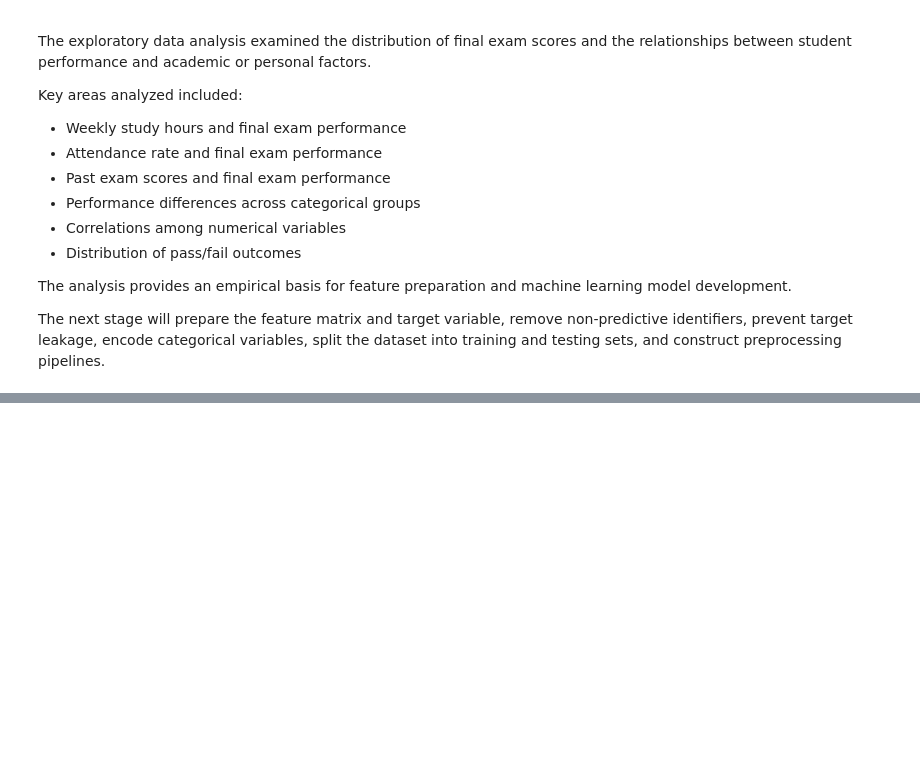
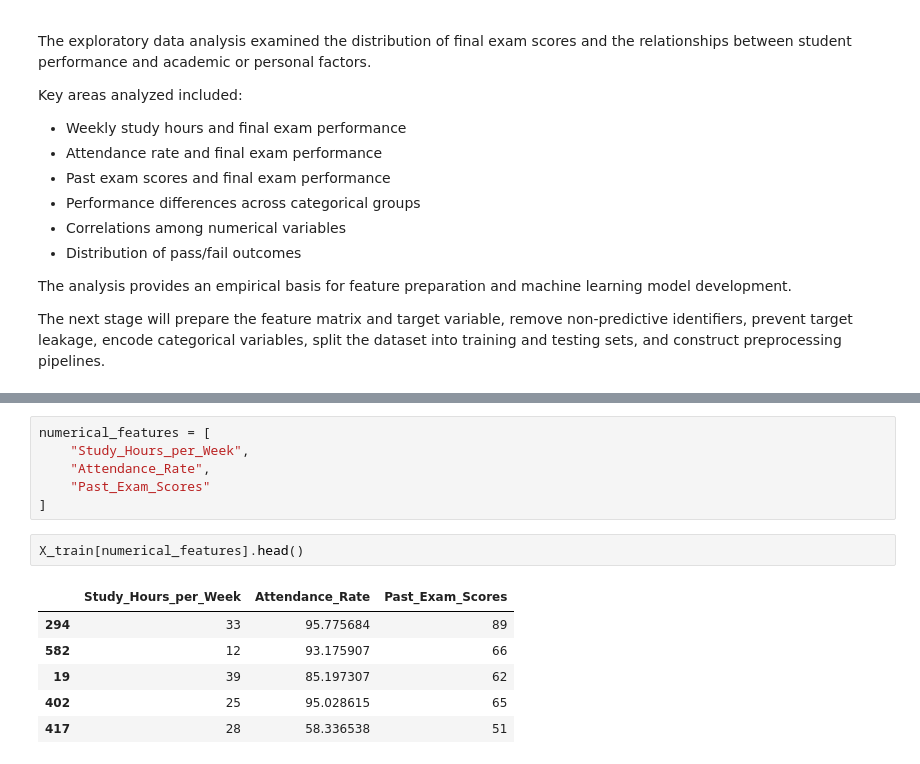
Before and after one commit to ryeshika07/student-performance-prediction, a Jupyter notebook: notebooks/student_performance_prediction.ipynb, the cells around one changed output, grey strips where cells are left out. Saved outputs shown, nothing was run; the diff lists cells and outputs as text; blank space fills up the shorter version.

```diff
--- a/notebooks/student_performance_prediction.ipynb
+++ b/notebooks/student_performance_prediction.ipynb
@@ -866,0 +976,15 @@ The next stage will prepare the feature matrix and target variable, remove non-p
+# %%
+numerical_features = [
+    "Study_Hours_per_Week",
+    "Attendance_Rate",
+    "Past_Exam_Scores"
+]
+# %%
+X_train[numerical_features].head()
+# %% [output]
+|  | Study_Hours_per_Week | Attendance_Rate | Past_Exam_Scores |
+| 294 | 33 | 95.775684 | 89 |
+| 582 | 12 | 93.175907 | 66 |
+| 19 | 39 | 85.197307 | 62 |
+| 402 | 25 | 95.028615 | 65 |
+| 417 | 28 | 58.336538 | 51 |
```
Also changed, not shown: parts of 30 cells of this notebook.
